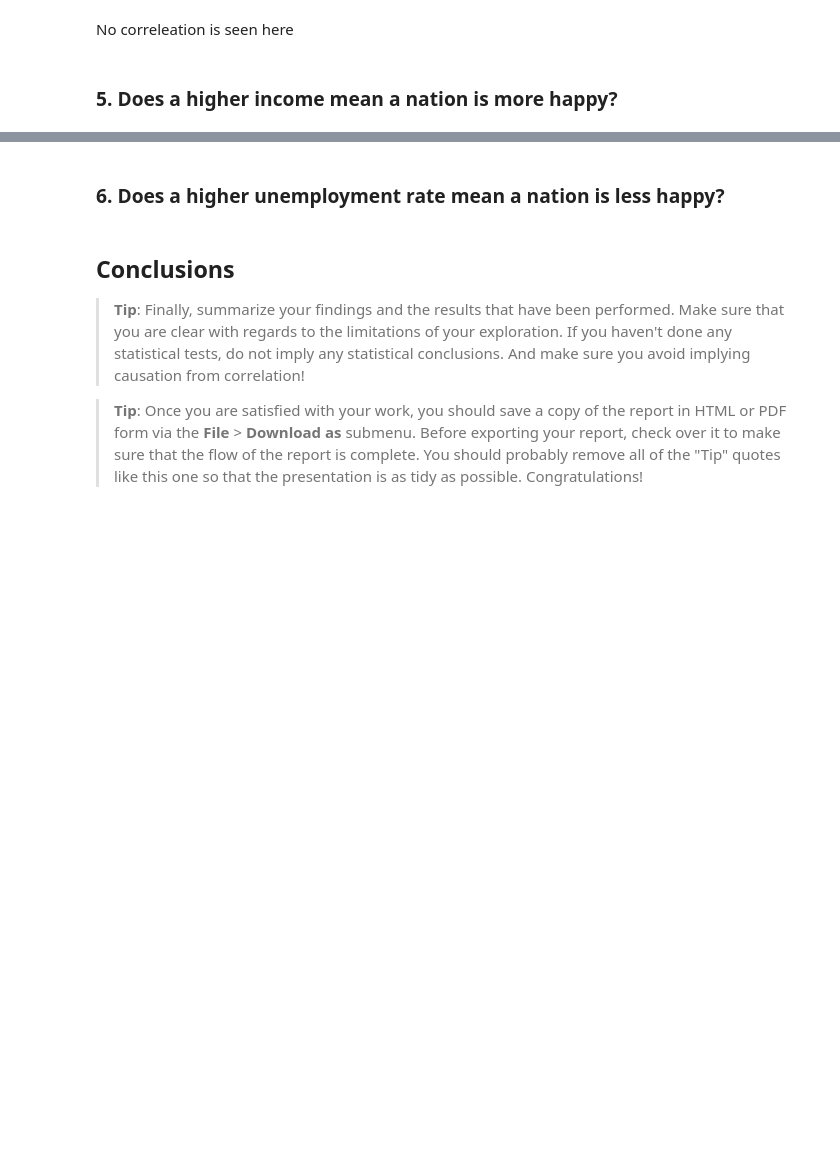
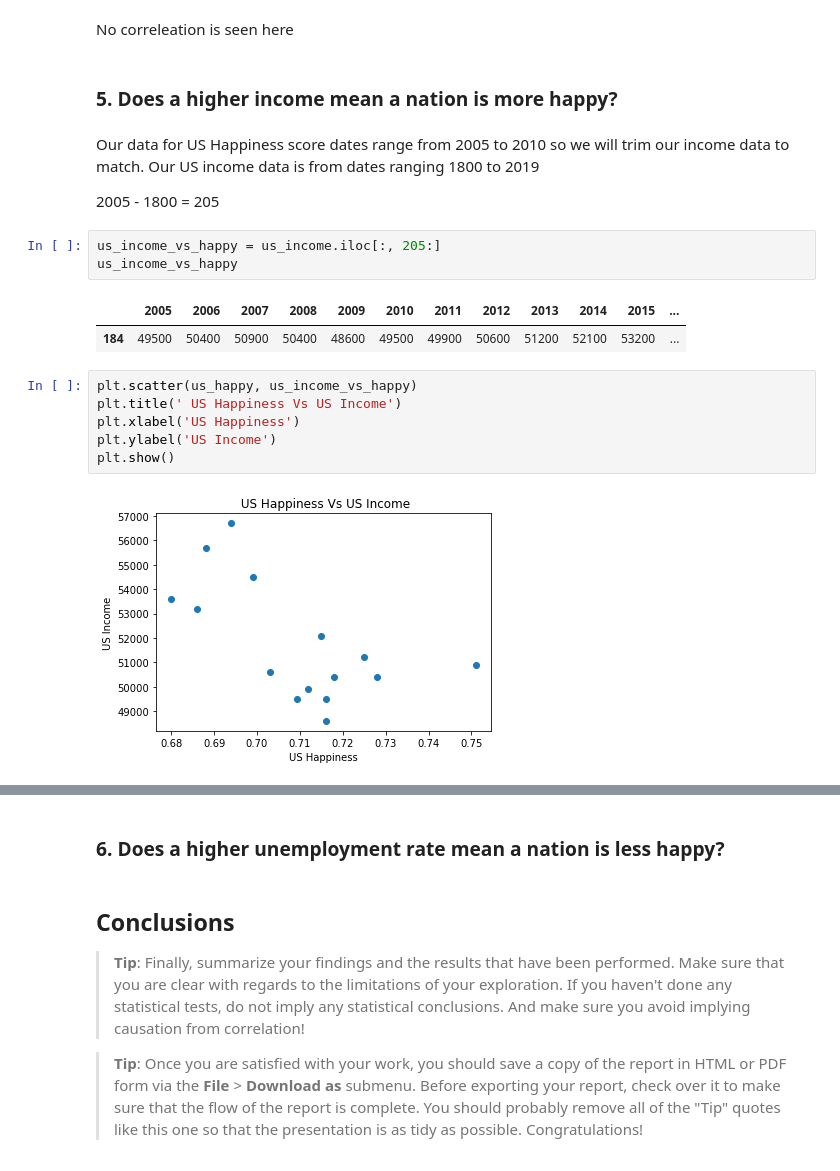
Before and after one commit to abdallahsayed1/Investigating-Gapminder-World-dataset, a Jupyter notebook: investigate-a-dataset-template.ipynb, the cells around one changed output, grey strips where cells are left out. Drawn from its saved outputs; the diff is of its cells as text; blank space fills up the shorter version.

Commit message:
docs: Scatter plot happiness vs income

```diff
--- a/investigate-a-dataset-template.ipynb
+++ b/investigate-a-dataset-template.ipynb
@@ -918,3 +918,22 @@ plt.show()
 No correleation is seen here
 # %% [markdown]
 ### 5. Does a higher income mean a nation is more happy?
+# %% [markdown]
+Our data for US Happiness score dates range from 2005 to 2010 so we will trim our income data to match.
+Our US income data is from dates ranging 1800 to 2019
+
+2005 - 1800 = 205
+# %%
+us_income_vs_happy = us_income.iloc[:, 205:]
+us_income_vs_happy
+# %% [output]
+|  | 2005 | 2006 | 2007 | 2008 | 2009 | 2010 | 2011 | 2012 | 2013 | 2014 | 2015 | ... |
+| 184 | 49500 | 50400 | 50900 | 50400 | 48600 | 49500 | 49900 | 50600 | 51200 | 52100 | 53200 | ... |
+# %%
+plt.scatter(us_happy, us_income_vs_happy)
+plt.title(' US Happiness Vs US Income')
+plt.xlabel('US Happiness')
+plt.ylabel('US Income')
+plt.show()
+# %% [output]
+[figure, added]
```
Also changed, not shown: parts of 1 cell of this notebook.
